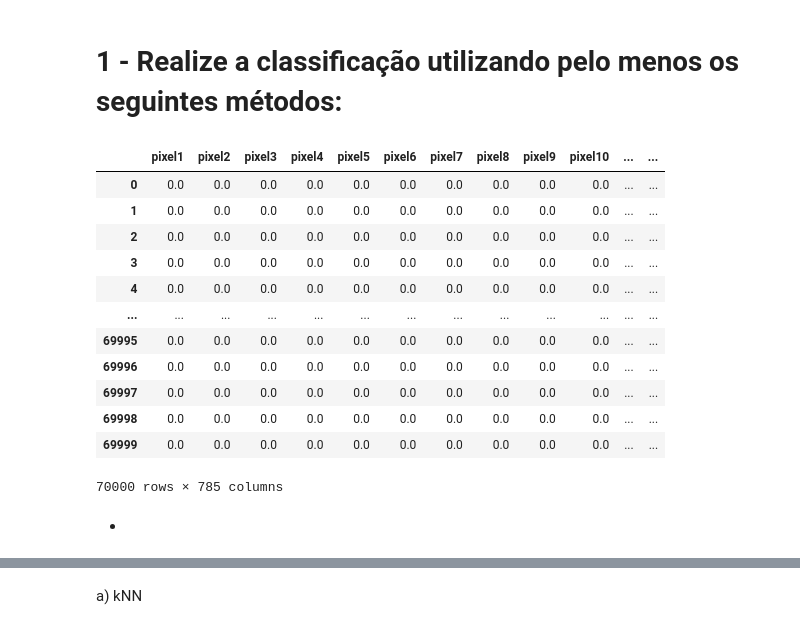
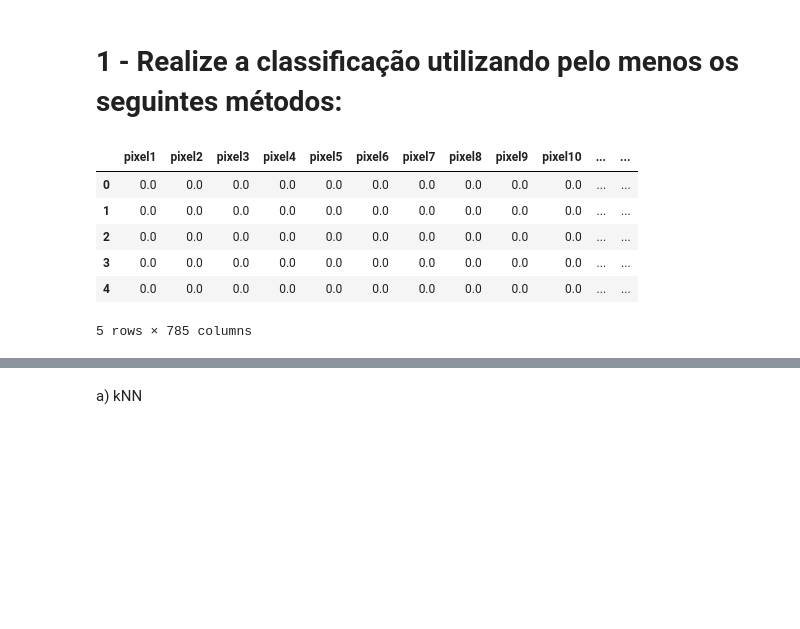
Before and after one commit to MatheusNobreM/Mentoria-DELL-LEAD, a Jupyter notebook: Lista 03/lista _3-checkpoint.ipynb, the cells around one changed output, grey strips where cells are left out. Cells and saved outputs as stored; diff of their text form; code cells hidden in the pictures; blank space fills up the shorter version.

```diff
--- a/Lista 03/lista _3-checkpoint.ipynb
+++ b/Lista 03/lista _3-checkpoint.ipynb
@@ -7,22 +7,13 @@ import pandas as pd
 mnist = fetch_openml('mnist_784')
 # %%
 df_mnist = pd.DataFrame(mnist.frame)
+df_mnist.head()
+# %% [output]
+|  | pixel1 | pixel2 | pixel3 | pixel4 | pixel5 | pixel6 | pixel7 | pixel8 | pixel9 | pixel10 | ... | ... |
+| 0 | 0.0 | 0.0 | 0.0 | 0.0 | 0.0 | 0.0 | 0.0 | 0.0 | 0.0 | 0.0 | ... | ... |
+| 1 | 0.0 | 0.0 | 0.0 | 0.0 | 0.0 | 0.0 | 0.0 | 0.0 | 0.0 | 0.0 | ... | ... |
+| 2 | 0.0 | 0.0 | 0.0 | 0.0 | 0.0 | 0.0 | 0.0 | 0.0 | 0.0 | 0.0 | ... | ... |
+| 3 | 0.0 | 0.0 | 0.0 | 0.0 | 0.0 | 0.0 | 0.0 | 0.0 | 0.0 | 0.0 | ... | ... |
+| 4 | 0.0 | 0.0 | 0.0 | 0.0 | 0.0 | 0.0 | 0.0 | 0.0 | 0.0 | 0.0 | ... | ... |
+5 rows × 785 columns
-# %%
-df_mnist
-# %% [output]
-|  | pixel1 | pixel2 | pixel3 | pixel4 | pixel5 | pixel6 | pixel7 | pixel8 | pixel9 | pixel10 | ... | ... |
-| 0 | 0.0 | 0.0 | 0.0 | 0.0 | 0.0 | 0.0 | 0.0 | 0.0 | 0.0 | 0.0 | ... | ... |
-| 1 | 0.0 | 0.0 | 0.0 | 0.0 | 0.0 | 0.0 | 0.0 | 0.0 | 0.0 | 0.0 | ... | ... |
-| 2 | 0.0 | 0.0 | 0.0 | 0.0 | 0.0 | 0.0 | 0.0 | 0.0 | 0.0 | 0.0 | ... | ... |
-| 3 | 0.0 | 0.0 | 0.0 | 0.0 | 0.0 | 0.0 | 0.0 | 0.0 | 0.0 | 0.0 | ... | ... |
-| 4 | 0.0 | 0.0 | 0.0 | 0.0 | 0.0 | 0.0 | 0.0 | 0.0 | 0.0 | 0.0 | ... | ... |
-| ... | ... | ... | ... | ... | ... | ... | ... | ... | ... | ... | ... | ... |
-| 69995 | 0.0 | 0.0 | 0.0 | 0.0 | 0.0 | 0.0 | 0.0 | 0.0 | 0.0 | 0.0 | ... | ... |
-| 69996 | 0.0 | 0.0 | 0.0 | 0.0 | 0.0 | 0.0 | 0.0 | 0.0 | 0.0 | 0.0 | ... | ... |
-| 69997 | 0.0 | 0.0 | 0.0 | 0.0 | 0.0 | 0.0 | 0.0 | 0.0 | 0.0 | 0.0 | ... | ... |
-| 69998 | 0.0 | 0.0 | 0.0 | 0.0 | 0.0 | 0.0 | 0.0 | 0.0 | 0.0 | 0.0 | ... | ... |
-| 69999 | 0.0 | 0.0 | 0.0 | 0.0 | 0.0 | 0.0 | 0.0 | 0.0 | 0.0 | 0.0 | ... | ... |
-70000 rows × 785 columns
-# %% [markdown]
--
 # %%
```
Also changed, not shown: parts of 107 cells of this notebook.
